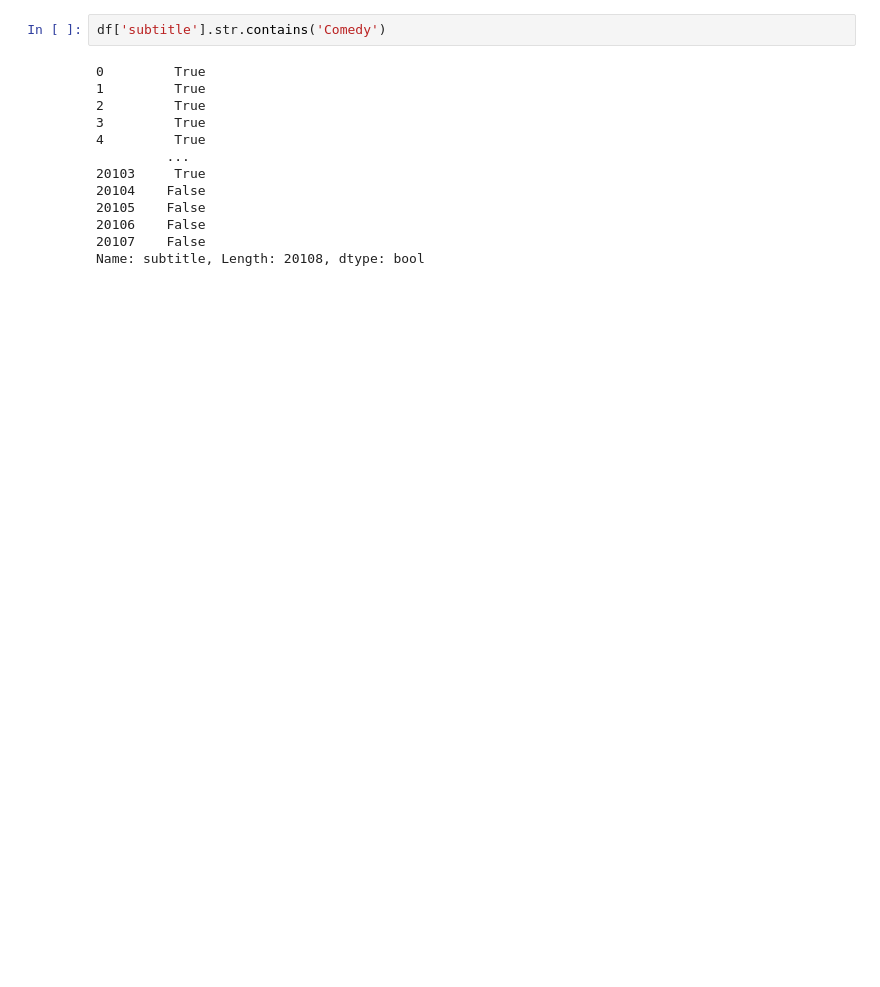
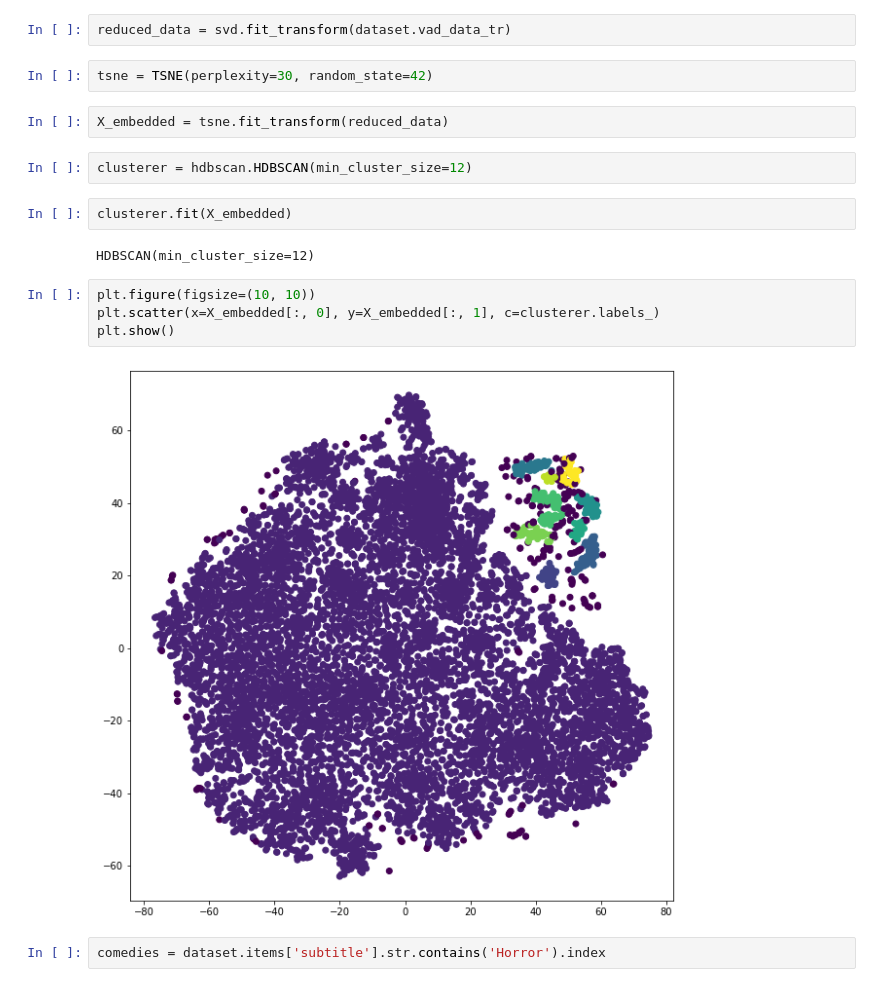
Before and after one commit to cowjen01/repsys, a Jupyter notebook: demo/sandbox.ipynb, the cells around one changed output. Cells and saved outputs as stored; diff of their text form; blank space fills up the shorter version.

Commit message:
clean up code, move dataset operations to separate class

```diff
--- a/demo/sandbox.ipynb
+++ b/demo/sandbox.ipynb
@@ -29,15 +22,20 @@ array([ True,  True, False, False,  True,  True,  True])
+# %%
+reduced_data = svd.fit_transform(dataset.vad_data_tr)
+# %%
+tsne = TSNE(perplexity=30, random_state=42)
+# %%
+X_embedded = tsne.fit_transform(reduced_data)
+# %%
+clusterer = hdbscan.HDBSCAN(min_cluster_size=12)
+# %%
+clusterer.fit(X_embedded)
+# %% [output]
+HDBSCAN(min_cluster_size=12)
+# %%
+plt.figure(figsize=(10, 10))
+plt.scatter(x=X_embedded[:, 0], y=X_embedded[:, 1], c=clusterer.labels_)
+plt.show()
+# %% [output]
+[figure, added]
 # %%
-df['subtitle'].str.contains('Comedy')
+comedies = dataset.items['subtitle'].str.contains('Horror').index
-# %% [output]
-0         True
-1         True
-2         True
-3         True
-4         True
-         ...
-20103     True
-20104    False
-20105    False
-20106    False
-20107    False
-Name: subtitle, Length: 20108, dtype: bool
```
Also changed, not shown: parts of 11 cells of this notebook, 9 other files.
